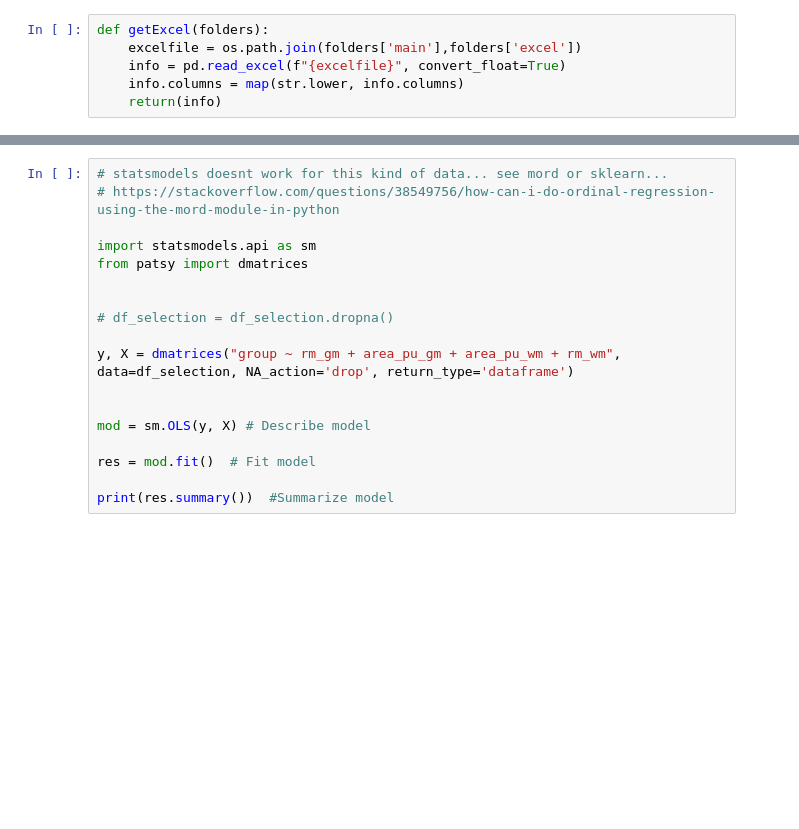
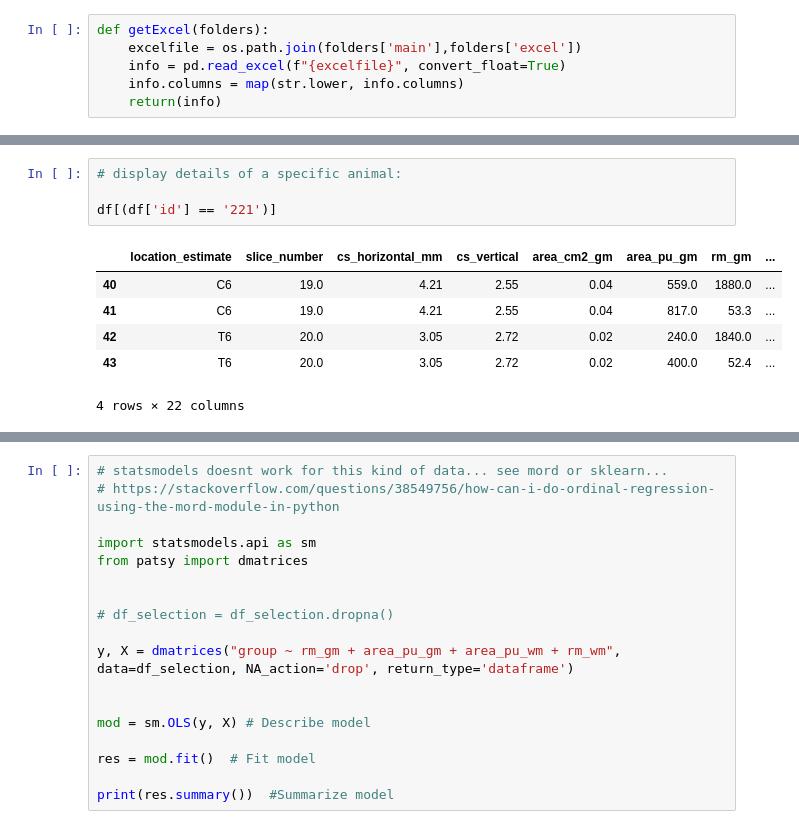
Before and after one commit to felixsc1/SpinalCord, a Jupyter notebook: Notebooks/Analysis.ipynb, the cells around one changed output, grey strips where cells are left out. Cells and saved outputs as stored; diff of their text form; blank space fills up the shorter version.

```diff
--- a/Notebooks/Analysis.ipynb
+++ b/Notebooks/Analysis.ipynb
@@ -64,3 +65,14 @@ df
+# %%
+# display details of a specific animal:
+
+df[(df['id'] == '221')]
+# %% [output]
+|  | location_estimate | slice_number | cs_horizontal_mm | cs_vertical | area_cm2_gm | area_pu_gm | rm_gm | ... |
+| 40 | C6 | 19.0 | 4.21 | 2.55 | 0.04 | 559.0 | 1880.0 | ... |
+| 41 | C6 | 19.0 | 4.21 | 2.55 | 0.04 | 817.0 | 53.3 | ... |
+| 42 | T6 | 20.0 | 3.05 | 2.72 | 0.02 | 240.0 | 1840.0 | ... |
+| 43 | T6 | 20.0 | 3.05 | 2.72 | 0.02 | 400.0 | 52.4 | ... |
+4 rows × 22 columns
 # %%
 # Select subset of data for analysis
 
```
Also changed, not shown: parts of 6 cells of this notebook, 1 other file.
